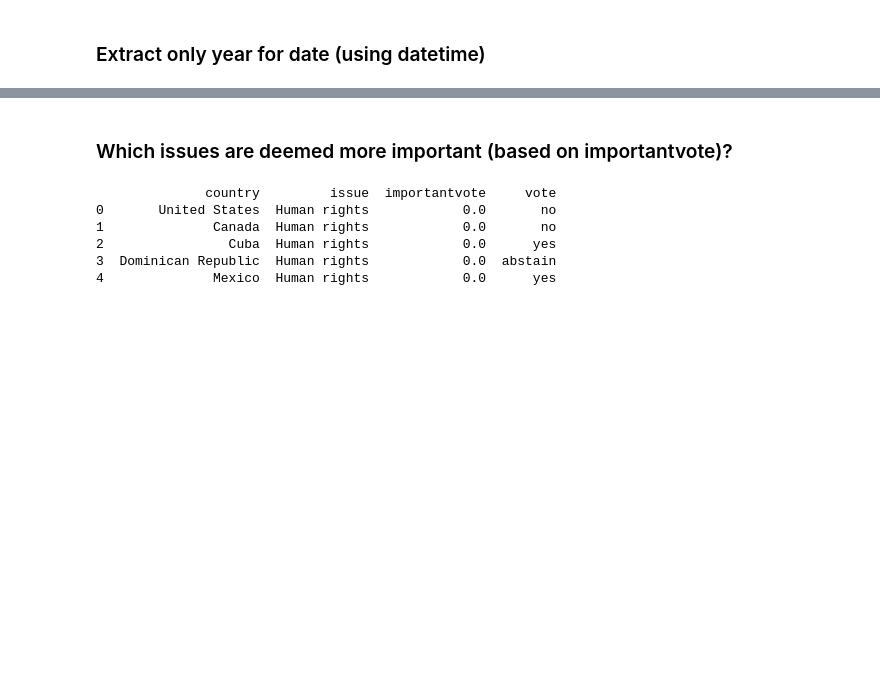
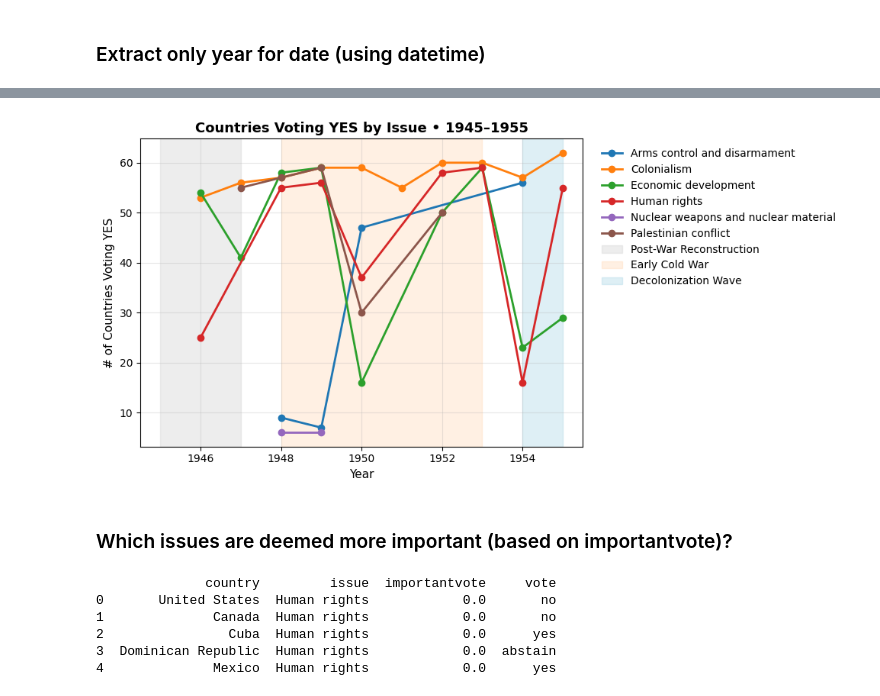
Before and after one commit to yijiesoo/leigaga, a Jupyter notebook: src/project.ipynb, the cells around one changed output, grey strips where cells are left out. Saved outputs shown, nothing was run; the diff lists cells and outputs as text; code cells hidden in the pictures; blank space fills up the shorter version.

Commit message:
added ww2 graph

```diff
--- a/src/project.ipynb
+++ b/src/project.ipynb
@@ -179,0 +211,17 @@ print(final_df.head())
+# %%
+ww2 = final_df[(final_df['date'] >= 1945) & (final_df['date'] <= 1955)].copy()
+ww2 = ww2[ww2['vote'] == 'yes']
+#print(ww2)
+
+#change from issue to issue counts/ from long df to wide df
+#now we no longer need vote column since all yes votes
+ww2 = ww2.drop(columns=['vote'])
+#dont need short since too many categories
+ww2 = ww2.drop(columns=['short'])
+#drop the na values in issue column since we dk what issue it falls under? so we cant assign a value
+ww2 = ww2.dropna(subset=['issue'])
+#drop importantvote since we are counting number of issues voted yes on and USA is the one deeming who is importantvote
+ww2 = ww2.drop(columns=['importantvote'])
+#group by date and country and count number of issues voted yes on
+ww2['yescounts'] = ww2.groupby(['date', 'country'])['issue'].transform('count')
+print(ww2['issue'].unique)
@@ -180,3 +263,40 @@ print(final_df.head())
+# %%
+import pandas as pd
+import matplotlib.pyplot as plt
+
+# --- Data prep ---
+df = ww2.dropna(subset=['issue']).copy()
+df['date'] = df['date'].astype(int)
+
+# Count how many countries voted YES per (year, issue)
+issue_year = (
+    df.groupby(['date','issue'])['country'].nunique()
+      .reset_index(name='countries_yes')
+)
+
+# --- Plot ---
+plt.figure(figsize=(10,5))
+
+# Plot each issue trend line
+for issue in sorted(issue_year['issue'].unique()):
+    d = issue_year[issue_year['issue'] == issue].sort_values('date')
+    plt.plot(d['date'], d['countries_yes'], marker='o', linewidth=2, label=issue)
+
+# Add contextual historical shading
+plt.axvspan(1945, 1947, color='lightgrey', alpha=0.4, label='Post-War Reconstruction')
+plt.axvspan(1948, 1953, color='peachpuff', alpha=0.4, label='Early Cold War')
+plt.axvspan(1954, 1955, color='lightblue', alpha=0.4, label='Decolonization Wave')
+
+# Title, labels, and styling
+plt.title('Countries Voting YES by Issue • 1945–1955', fontsize=13, fontweight='bold')
+plt.xlabel('Year', fontsize=11)
+plt.ylabel('# of Countries Voting YES', fontsize=11)
+plt.grid(True, alpha=0.3)
+plt.legend(bbox_to_anchor=(1.02, 1), loc='upper left', frameon=False)
+plt.tight_layout()
+plt.show()
+# %% [output]
+[figure, added]
 # %% [markdown]
 ### Which issues are deemed more important (based on importantvote)?
 # %%
```
Also changed, not shown: parts of 11 cells of this notebook.
